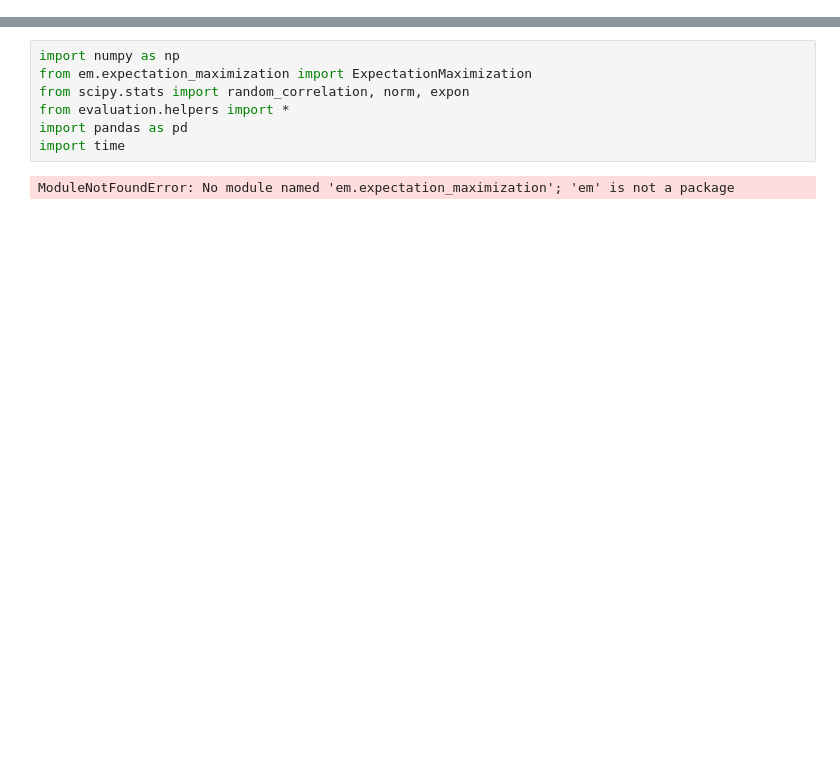
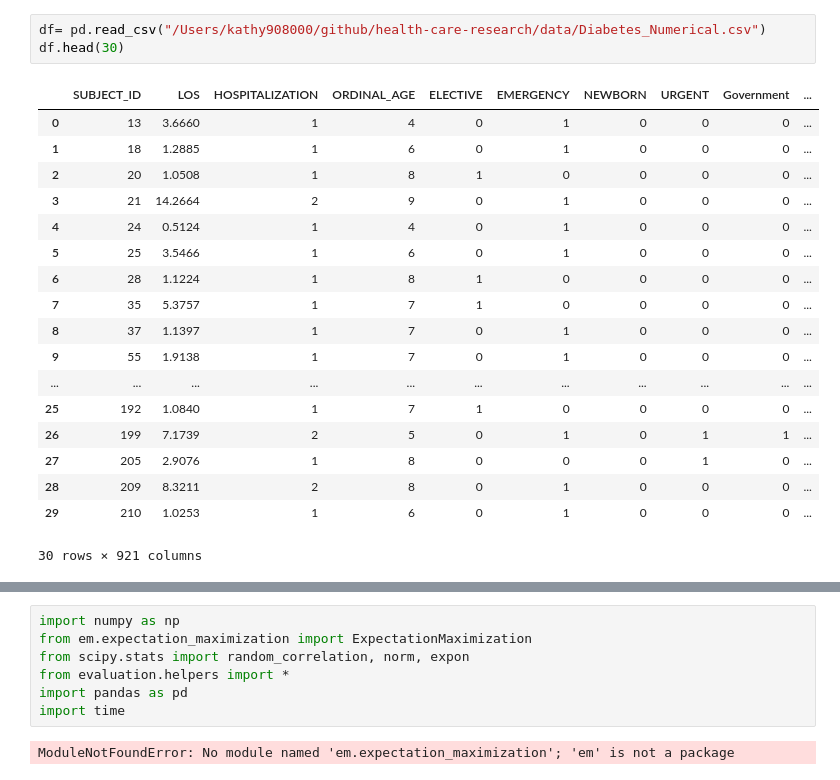
Before and after one commit to kathy908000/Health-Care-Research, a Jupyter notebook: code/gaussian_copula_py.ipynb, the cells around one changed output, grey strips where cells are left out. Drawn from its saved outputs; the diff is of its cells as text; blank space fills up the shorter version.

```diff
--- a/code/gaussian_copula_py.ipynb
+++ b/code/gaussian_copula_py.ipynb
@@ -0,0 +47,22 @@
+# %%
+df= pd.read_csv("/Users/kathy908000/github/health-care-research/data/Diabetes_Numerical.csv")
+df.head(30)
+# %% [output]
+|  | SUBJECT_ID | LOS | HOSPITALIZATION | ORDINAL_AGE | ELECTIVE | EMERGENCY | NEWBORN | URGENT | Government | ... |
+| 0 | 13 | 3.6660 | 1 | 4 | 0 | 1 | 0 | 0 | 0 | ... |
+| 1 | 18 | 1.2885 | 1 | 6 | 0 | 1 | 0 | 0 | 0 | ... |
+| 2 | 20 | 1.0508 | 1 | 8 | 1 | 0 | 0 | 0 | 0 | ... |
+| 3 | 21 | 14.2664 | 2 | 9 | 0 | 1 | 0 | 0 | 0 | ... |
+| 4 | 24 | 0.5124 | 1 | 4 | 0 | 1 | 0 | 0 | 0 | ... |
+| 5 | 25 | 3.5466 | 1 | 6 | 0 | 1 | 0 | 0 | 0 | ... |
+| 6 | 28 | 1.1224 | 1 | 8 | 1 | 0 | 0 | 0 | 0 | ... |
+| 7 | 35 | 5.3757 | 1 | 7 | 1 | 0 | 0 | 0 | 0 | ... |
+| 8 | 37 | 1.1397 | 1 | 7 | 0 | 1 | 0 | 0 | 0 | ... |
+| 9 | 55 | 1.9138 | 1 | 7 | 0 | 1 | 0 | 0 | 0 | ... |
+| ... | ... | ... | ... | ... | ... | ... | ... | ... | ... | ... |
+| 25 | 192 | 1.0840 | 1 | 7 | 1 | 0 | 0 | 0 | 0 | ... |
+| 26 | 199 | 7.1739 | 2 | 5 | 0 | 1 | 0 | 1 | 1 | ... |
+| 27 | 205 | 2.9076 | 1 | 8 | 0 | 0 | 0 | 1 | 0 | ... |
+| 28 | 209 | 8.3211 | 2 | 8 | 0 | 1 | 0 | 0 | 0 | ... |
+| 29 | 210 | 1.0253 | 1 | 6 | 0 | 1 | 0 | 0 | 0 | ... |
+30 rows × 921 columns
```
Also changed, not shown: parts of 15 cells of this notebook, 3 other files.
